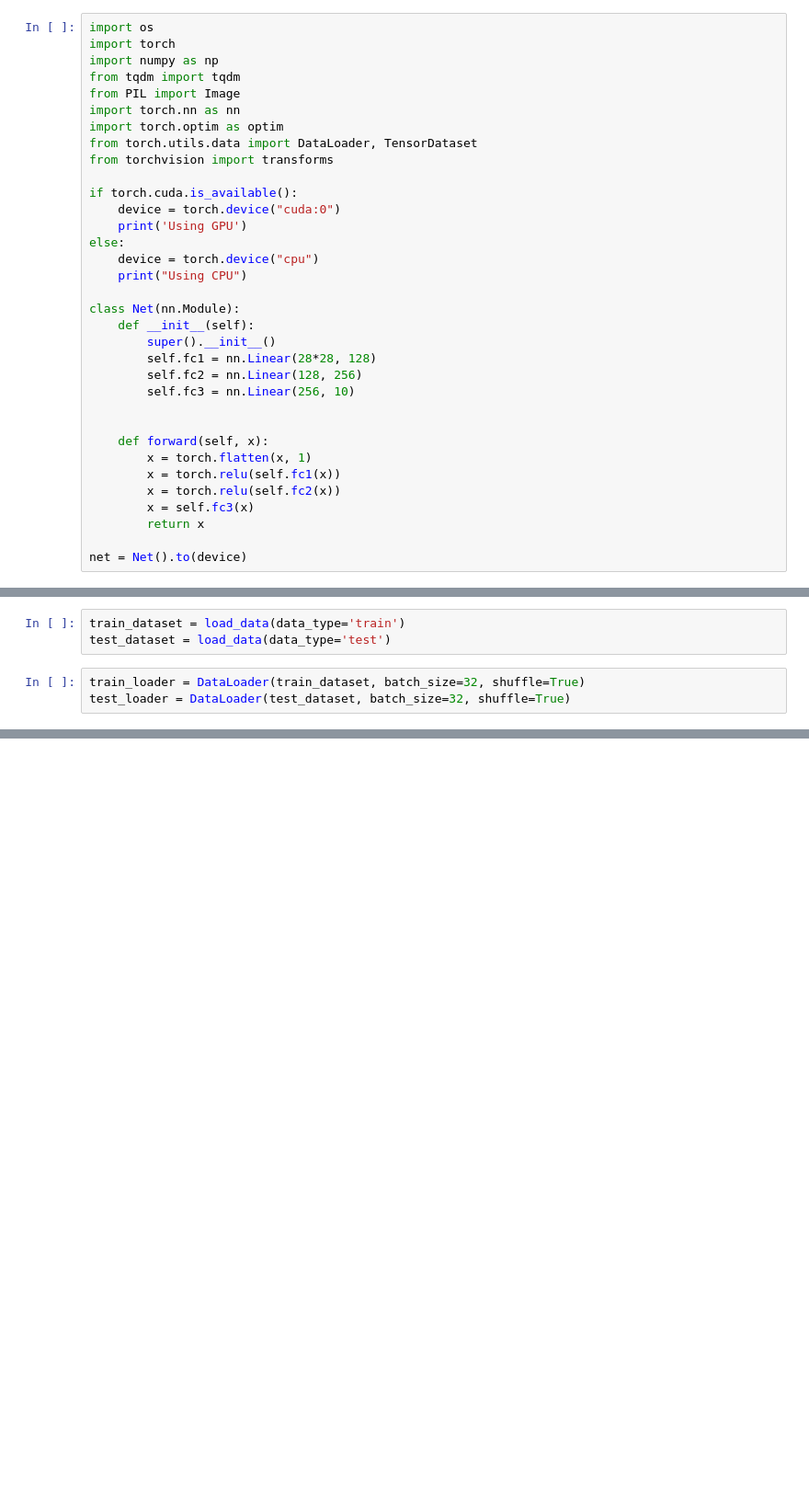
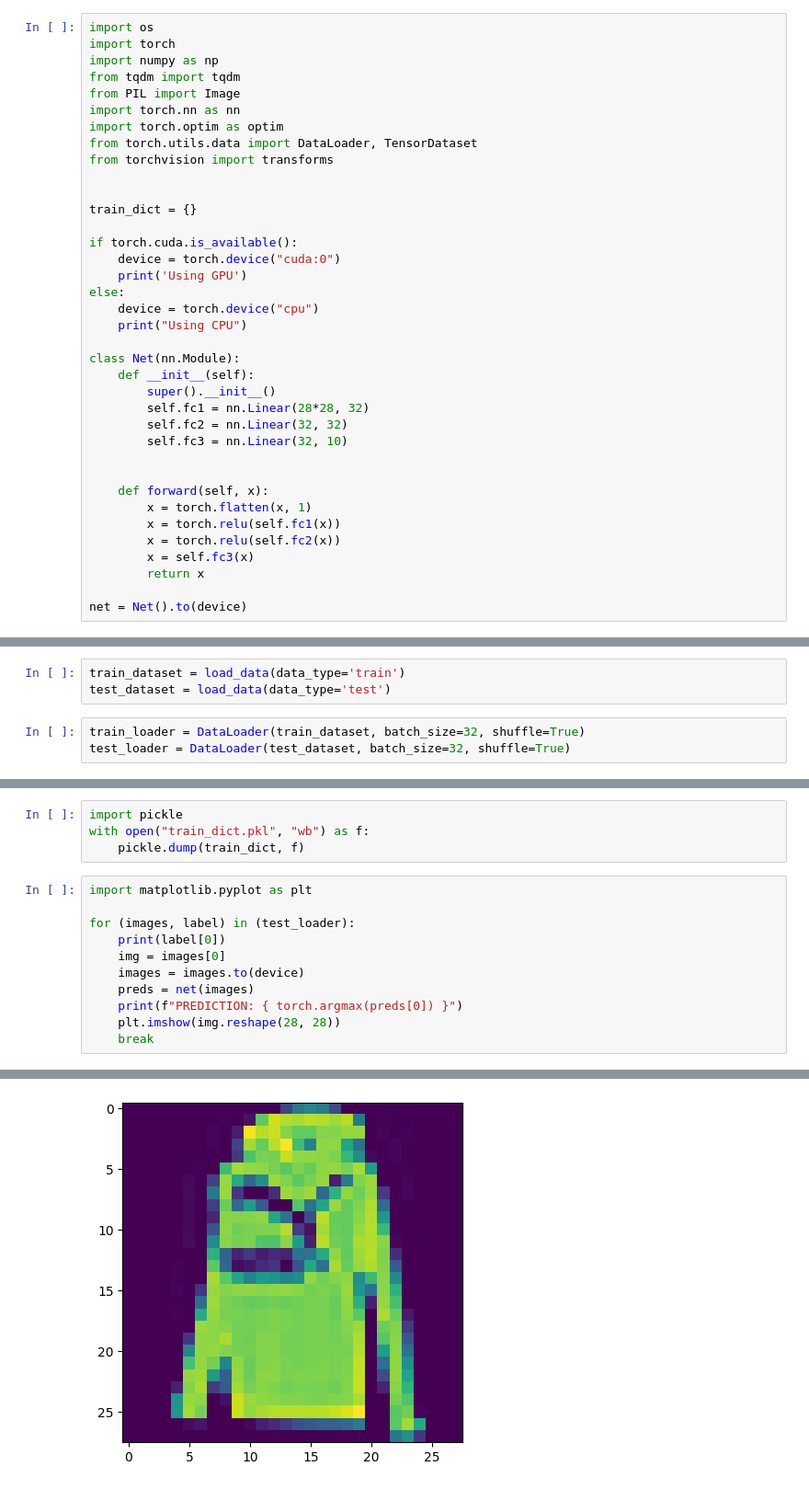
Before and after one commit to strcoder4007/Training-Visualization, a Jupyter notebook: test.ipynb, the cells around one changed output, grey strips where cells are left out. Shown at 92% size. Drawn from its saved outputs; the diff is of its cells as text; blank space fills up the shorter version.

Commit message:
Visualization working

```diff
--- a/test.ipynb
+++ b/test.ipynb
@@ -9,6 +9,9 @@ import torch.optim as optim
 from torch.utils.data import DataLoader, TensorDataset
 from torchvision import transforms
 
+
+train_dict = {}
+
 if torch.cuda.is_available():
     device = torch.device("cuda:0")
     print('Using GPU')
@@ -19,9 +22,9 @@ else:
 class Net(nn.Module):
     def __init__(self):
         super().__init__()
-        self.fc1 = nn.Linear(28*28, 128)
-        self.fc2 = nn.Linear(128, 256)
-        self.fc3 = nn.Linear(256, 10)
+        self.fc1 = nn.Linear(28*28, 32)
+        self.fc2 = nn.Linear(32, 32)
+        self.fc3 = nn.Linear(32, 10)
 
 
     def forward(self, x):
@@ -85,0 +112,16 @@ Epoch [5/5], Loss: 0.3889
+# %%
+import pickle
+with open("train_dict.pkl", "wb") as f:
+    pickle.dump(train_dict, f)
+# %%
+import matplotlib.pyplot as plt
+
+for (images, label) in (test_loader):
+    print(label[0])
+    img = images[0]
+    images = images.to(device)
+    preds = net(images)
+    print(f"PREDICTION: { torch.argmax(preds[0]) }")
+    plt.imshow(img.reshape(28, 28))
+    break
+# %% [output]
@@ -85,0 +130 @@ Epoch [5/5], Loss: 0.3889
+[figure, added]
```
Also changed, not shown: parts of 9 cells of this notebook, 3 other files.
